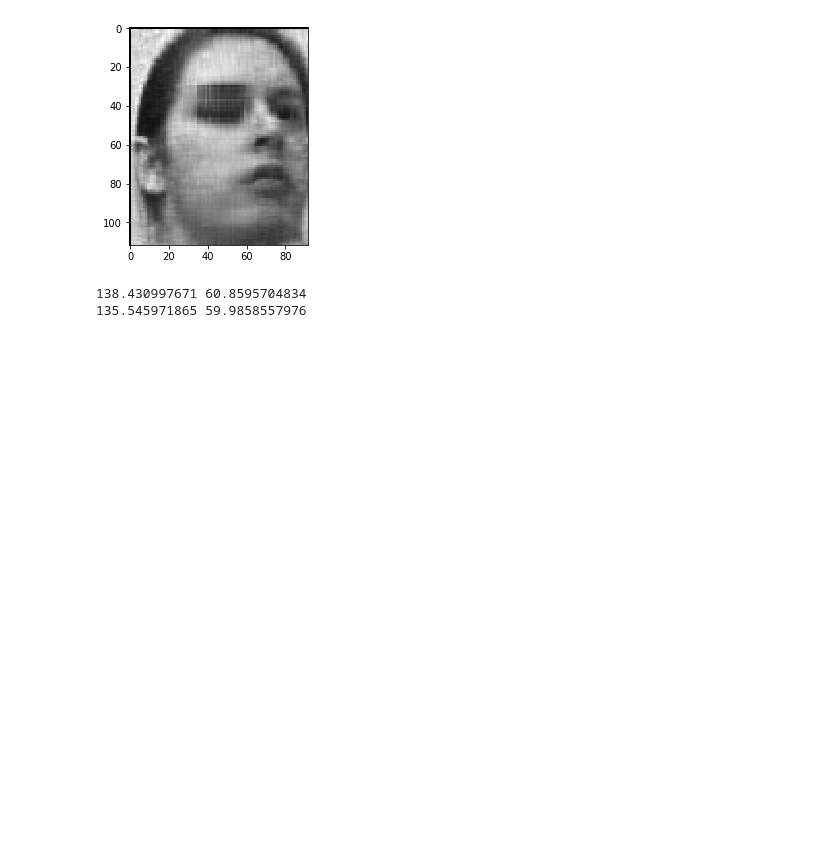
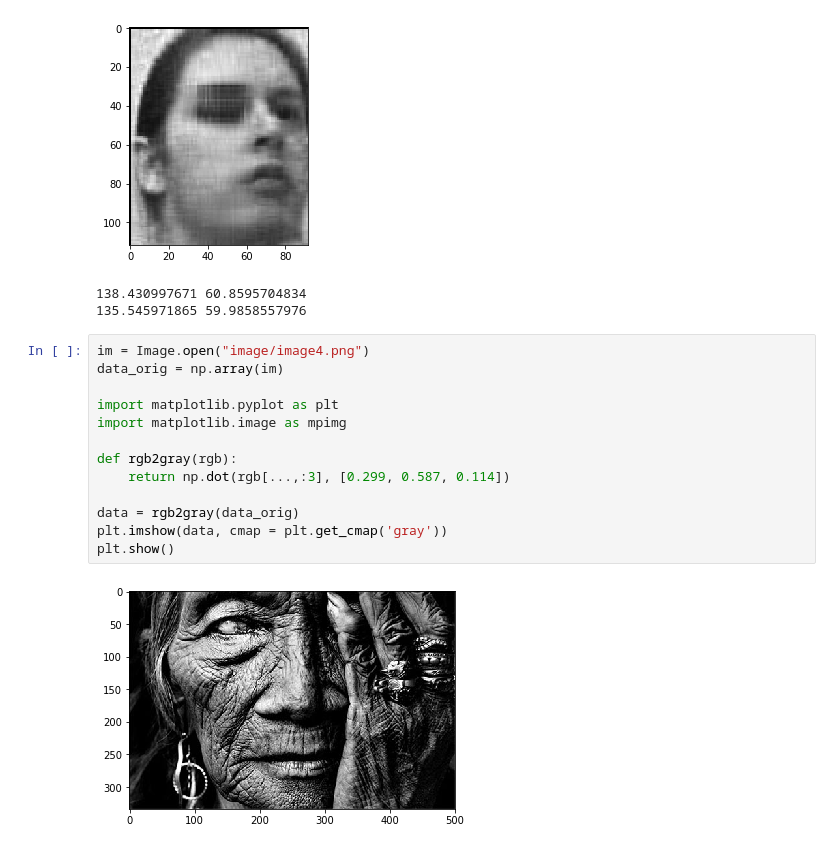
Before and after one commit to yhkalayci/SADA_Sampler, a Jupyter notebook: Gibbs Function.ipynb, the cells around one changed output. Drawn from its saved outputs; the diff is of its cells as text; blank space fills up the shorter version.

```diff
--- a/Gibbs Function.ipynb
+++ b/Gibbs Function.ipynb
@@ -162,3 +162,18 @@ print(np.mean(np.dot(T_,V_)), np.std(np.dot(T_,V_)))
 [figure]
 138.430997671 60.8595704834
 135.545971865 59.9858557976
+# %%
+im = Image.open("image/image4.png")
+data_orig = np.array(im)
+
+import matplotlib.pyplot as plt
+import matplotlib.image as mpimg
+
+def rgb2gray(rgb):
+    return np.dot(rgb[...,:3], [0.299, 0.587, 0.114])
+
+data = rgb2gray(data_orig)
+plt.imshow(data, cmap = plt.get_cmap('gray'))
+plt.show()
+# %% [output]
+[figure, added]
```
Also changed, not shown: parts of 2 cells of this notebook, 6 other files.
